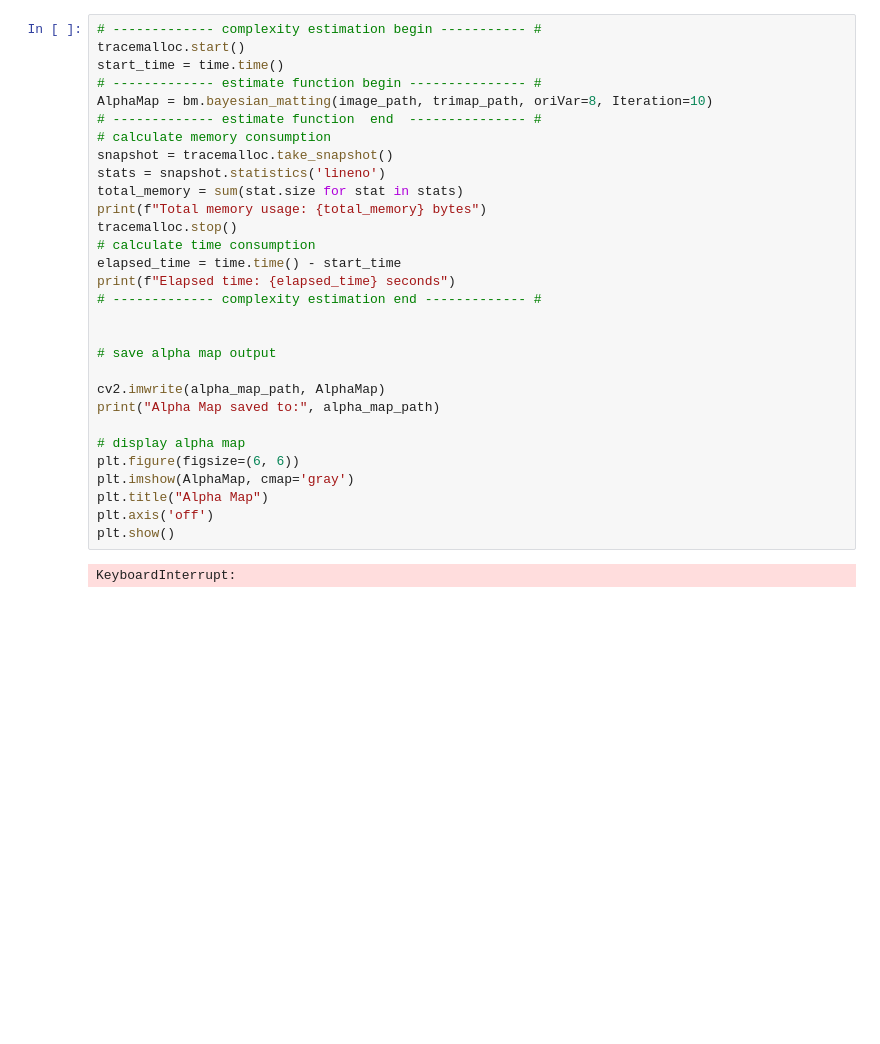
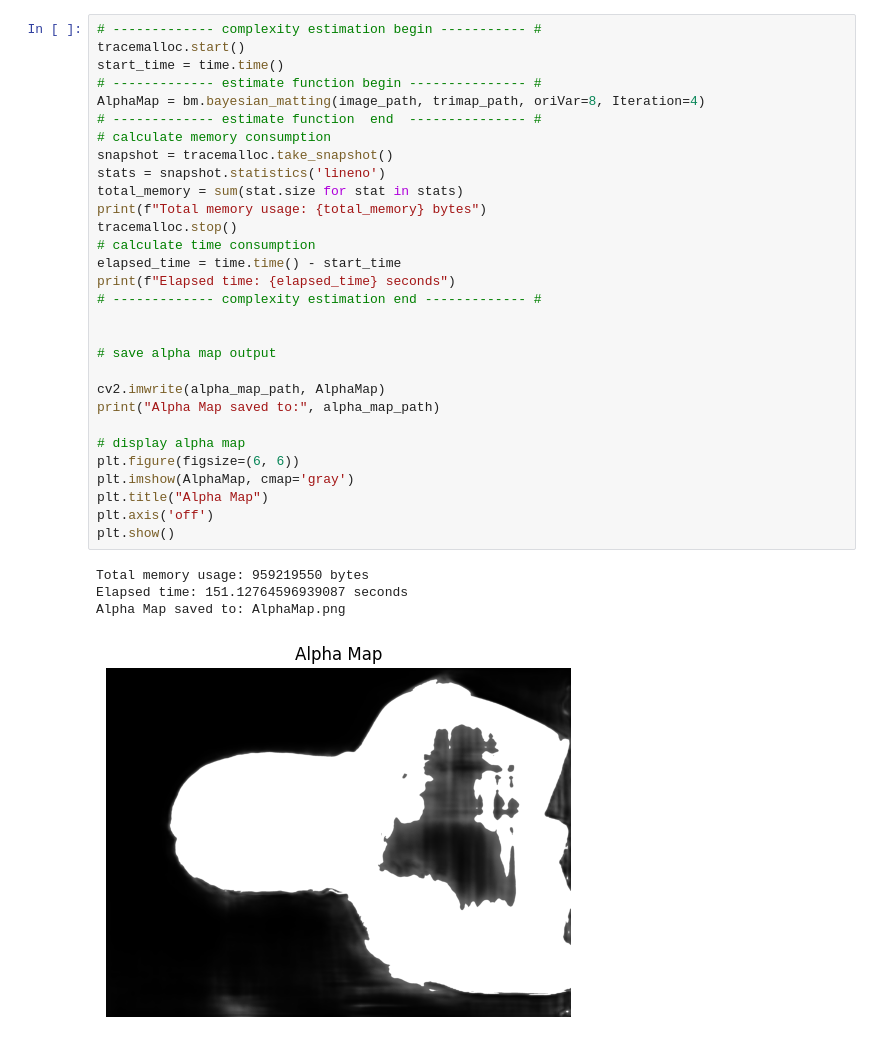
Before and after one commit to CNStanLee/CM_Matting, a Jupyter notebook: 003Python Project/python_prj/bay_matting_demo_dltrimap.ipynb, the cells around one changed output. Drawn from its saved outputs; the diff is of its cells as text; blank space fills up the shorter version.

```diff
--- a/003Python Project/python_prj/bay_matting_demo_dltrimap.ipynb
+++ b/003Python Project/python_prj/bay_matting_demo_dltrimap.ipynb
@@ -51,35 +57,38 @@ KeyboardInterrupt:
 # %%
 # ------------- complexity estimation begin ----------- #
 tracemalloc.start()
 start_time = time.time()
 # ------------- estimate function begin --------------- #
-AlphaMap = bm.bayesian_matting(image_path, trimap_path, oriVar=8, Iteration=10)
+AlphaMap = bm.bayesian_matting(image_path, trimap_path, oriVar=8, Iteration=4)
 # ------------- estimate function  end  --------------- #
 # calculate memory consumption
 snapshot = tracemalloc.take_snapshot()
 stats = snapshot.statistics('lineno')
 total_memory = sum(stat.size for stat in stats)
 print(f"Total memory usage: {total_memory} bytes")
 tracemalloc.stop()
 # calculate time consumption
 elapsed_time = time.time() - start_time
 print(f"Elapsed time: {elapsed_time} seconds")
 # ------------- complexity estimation end ------------- #
 
 
 # save alpha map output
 
 cv2.imwrite(alpha_map_path, AlphaMap)
 print("Alpha Map saved to:", alpha_map_path)
 
 # display alpha map
 plt.figure(figsize=(6, 6))
 plt.imshow(AlphaMap, cmap='gray')
 plt.title("Alpha Map")
 plt.axis('off')
 plt.show()
 # %% [output]
-KeyboardInterrupt:
+Total memory usage: 959219550 bytes
+Elapsed time: 151.12764596939087 seconds
+Alpha Map saved to: AlphaMap.png
+[figure, added]
 # %%
 # ------------- complexity estimation begin ----------- #
 tracemalloc.start()
```
Also changed, not shown: parts of 6 cells of this notebook, 6 other files.
